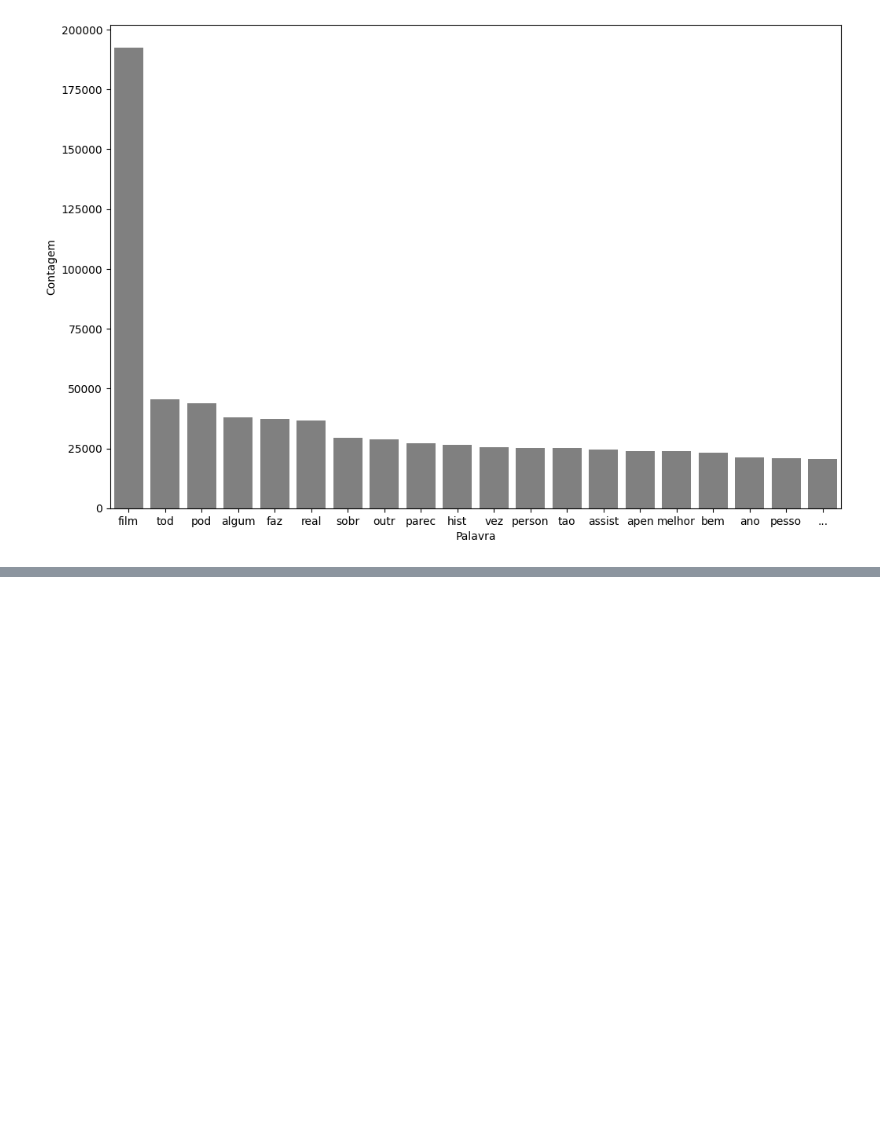
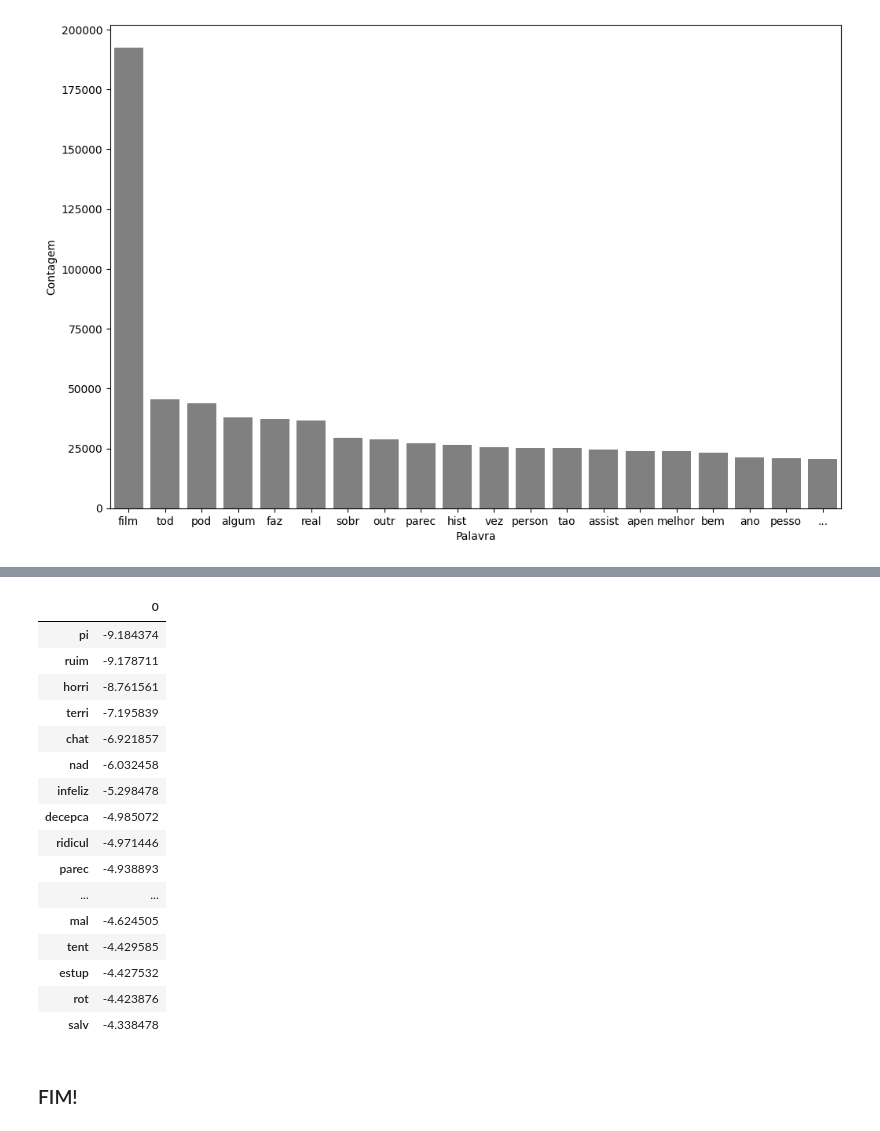
Before and after one commit to rodrigofer89/NLP, a Jupyter notebook: NLP_IMDB/IMDB.ipynb, the cells around one changed output, grey strips where cells are left out. Cells and saved outputs as stored; diff of their text form; code cells hidden in the pictures; blank space fills up the shorter version.

```diff
--- a/NLP_IMDB/IMDB.ipynb
+++ b/NLP_IMDB/IMDB.ipynb
@@ -402,0 +482,23 @@ pareto(df, 'tratamento_5', 20)
+# %%
+# Criando um dataset com as palavras negativas que tem menor peso
+pesos.nsmallest(20, 0)
+# %% [output]
+|  | 0 |
+| pi | -9.184374 |
+| ruim | -9.178711 |
+| horri | -8.761561 |
+| terri | -7.195839 |
+| chat | -6.921857 |
+| nad | -6.032458 |
+| infeliz | -5.298478 |
+| decepca | -4.985072 |
+| ridicul | -4.971446 |
+| parec | -4.938893 |
+| ... | ... |
+| mal | -4.624505 |
+| tent | -4.429585 |
+| estup | -4.427532 |
+| rot | -4.423876 |
+| salv | -4.338478 |
+# %% [markdown]
+### FIM!
```
Also changed, not shown: parts of 7 cells of this notebook.
